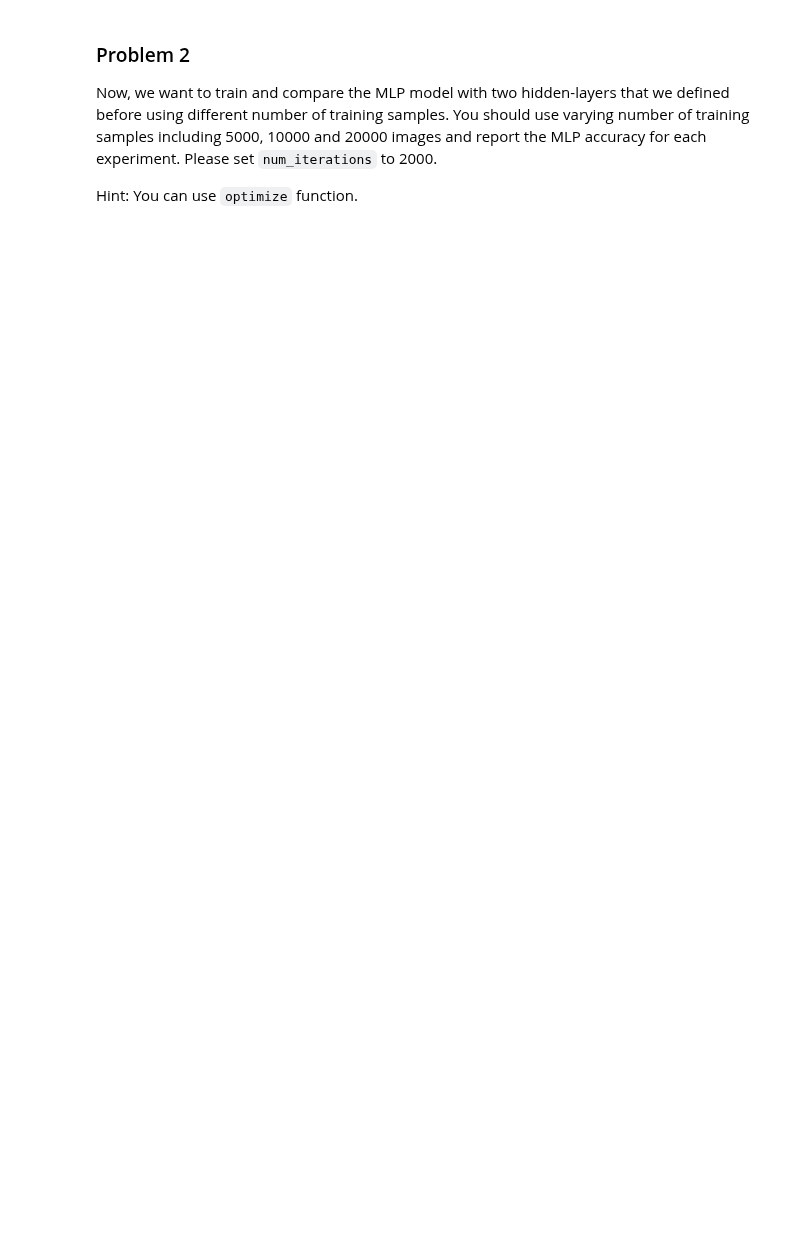
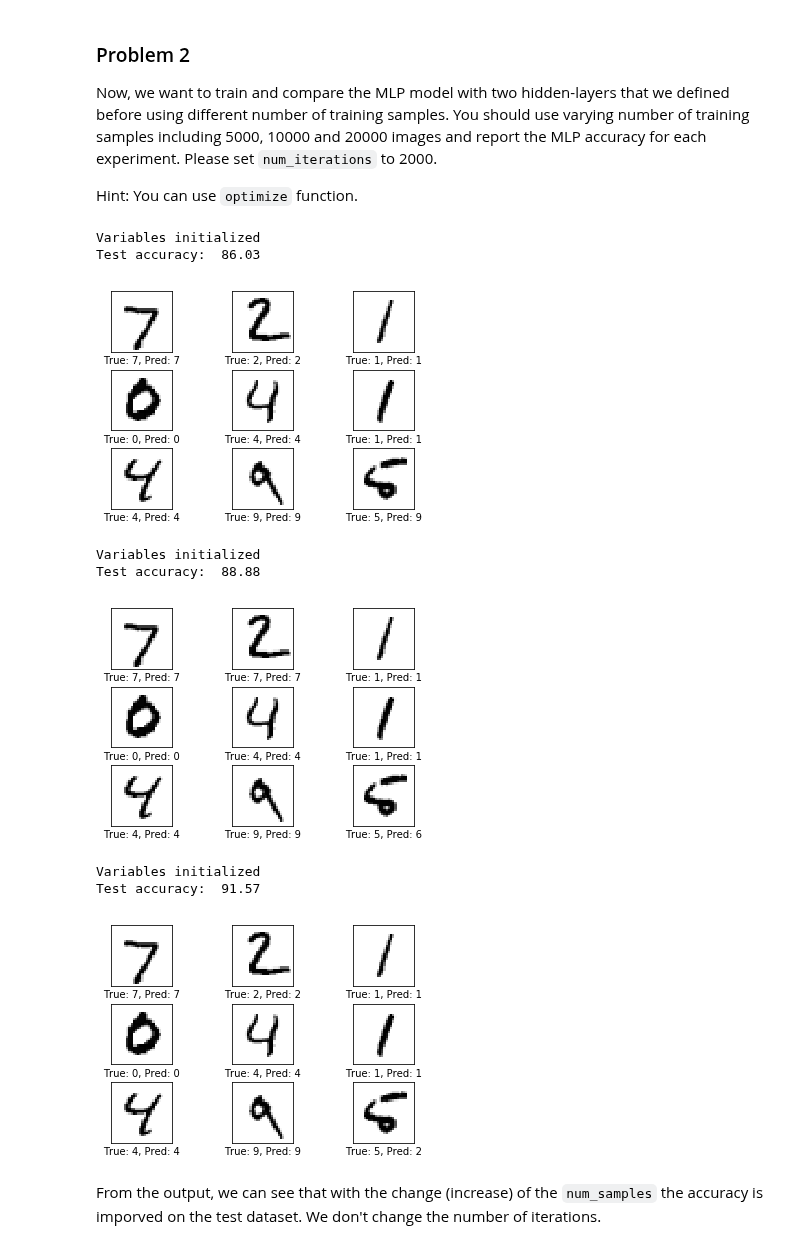
Before and after one commit to JelenaBanjac/image-analysis, a Jupyter notebook: labs/lab_03_classification.ipynb, the cells around one changed output. Drawn from its saved outputs; the diff is of its cells as text; code cells hidden in the pictures; blank space fills up the shorter version.

```diff
--- a/labs/lab_03_classification.ipynb
+++ b/labs/lab_03_classification.ipynb
@@ -699,4 +771,18 @@ Hint: You can use `optimize` function.
 # %%
 TRAINING_SIZES = [5000, 10000, 20000]
 
 #Add your code here
+num_iterations = 2000
+accuracy_results = [optimize(num_iterations, num_samples) for num_samples in TRAINING_SIZES]
+# %% [output]
+Variables initialized
+Test accuracy:  86.03
+[figure, added]
+Variables initialized
+Test accuracy:  88.88
+[figure, added]
+Variables initialized
+Test accuracy:  91.57
+[figure, added]
+# %% [markdown]
+From the output, we can see that with the change (increase) of the `num_samples` the accuracy is imporved on the test dataset. We don't change the number of iterations.
```
Also changed, not shown: parts of 16 cells of this notebook, 1 other file.
